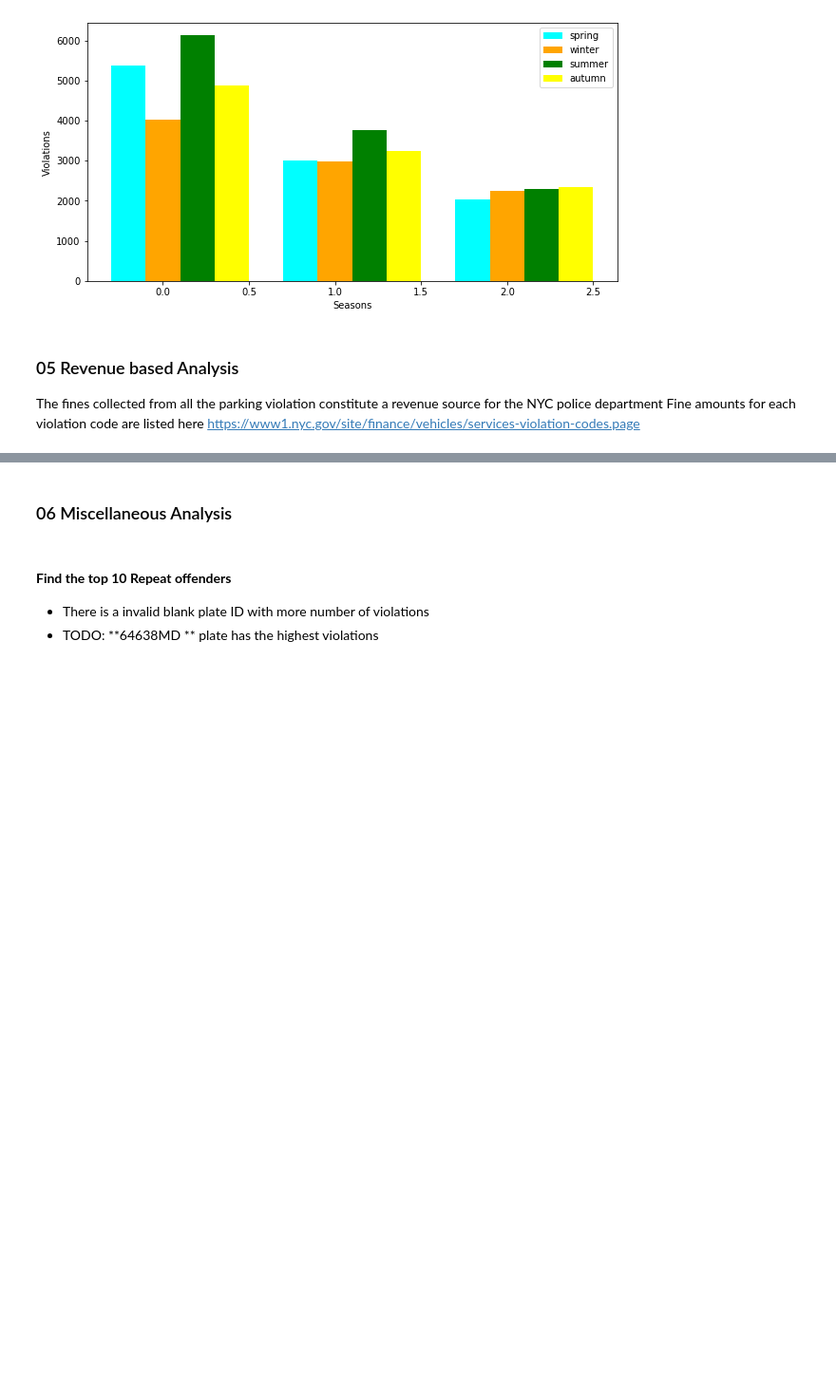
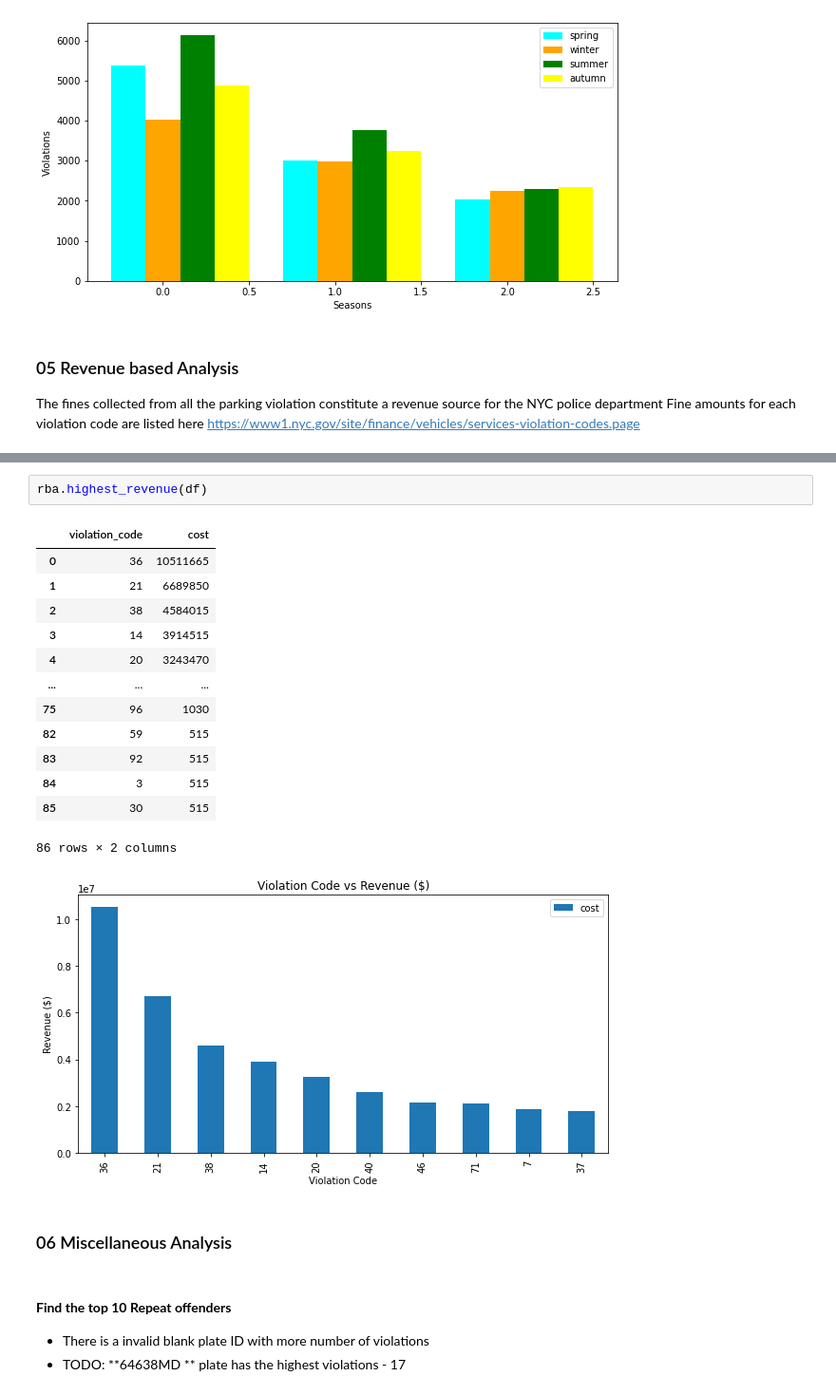
Before and after one commit to MTech-DA231-Project/NYC_Parking_Analysis, a Jupyter notebook: notebooks/nyc_parking_analysis.ipynb, the cells around one changed output, grey strips where cells are left out. Shown at 95% size. Saved outputs shown, nothing was run; the diff lists cells and outputs as text; blank space fills up the shorter version.

```diff
--- a/notebooks/nyc_parking_analysis.ipynb
+++ b/notebooks/nyc_parking_analysis.ipynb
@@ -573,10 +608,27 @@ Fine amounts for each violation code are listed here https://www1.nyc.gov/site/f
+# %%
+rba.highest_revenue(df)
+# %% [output]
+|  | violation_code | cost |
+| 0 | 36 | 10511665 |
+| 1 | 21 | 6689850 |
+| 2 | 38 | 4584015 |
+| 3 | 14 | 3914515 |
+| 4 | 20 | 3243470 |
+| ... | ... | ... |
+| 75 | 96 | 1030 |
+| 82 | 59 | 515 |
+| 83 | 92 | 515 |
+| 84 | 3 | 515 |
+| 85 | 30 | 515 |
+86 rows × 2 columns
+[figure, added]
 # %% [markdown]
 ### 06 Miscellaneous Analysis
 # %% [markdown]
 #### **Find the top 10 Repeat offenders**
 
 * There is a invalid blank plate ID with more number of violations
-* TODO: **64638MD ** plate has the highest violations
+* TODO: **64638MD ** plate has the highest violations - 17
 # %%
 ma.repeat_offenders(spark)
 # %% [output]
```
Also changed, not shown: parts of 31 cells of this notebook, 19 other files.
